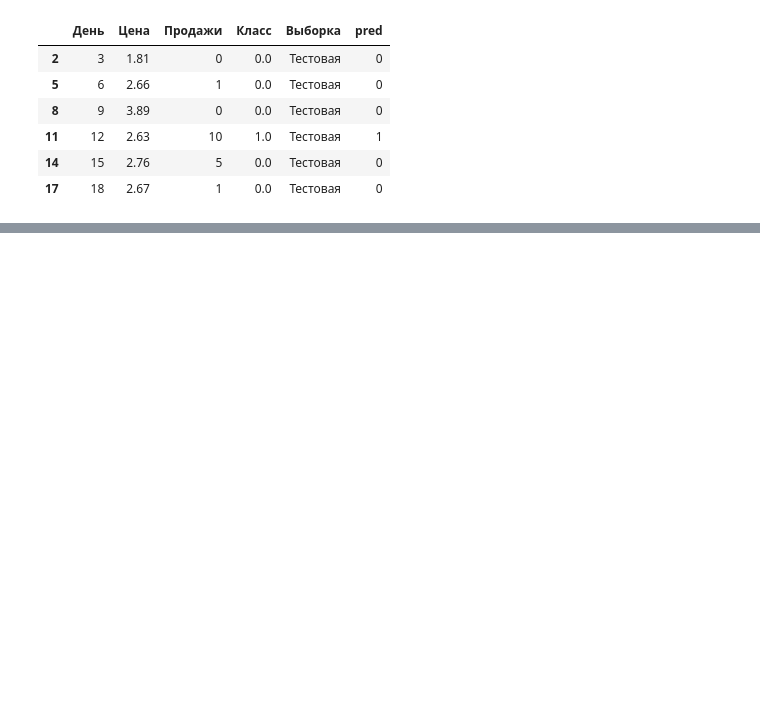
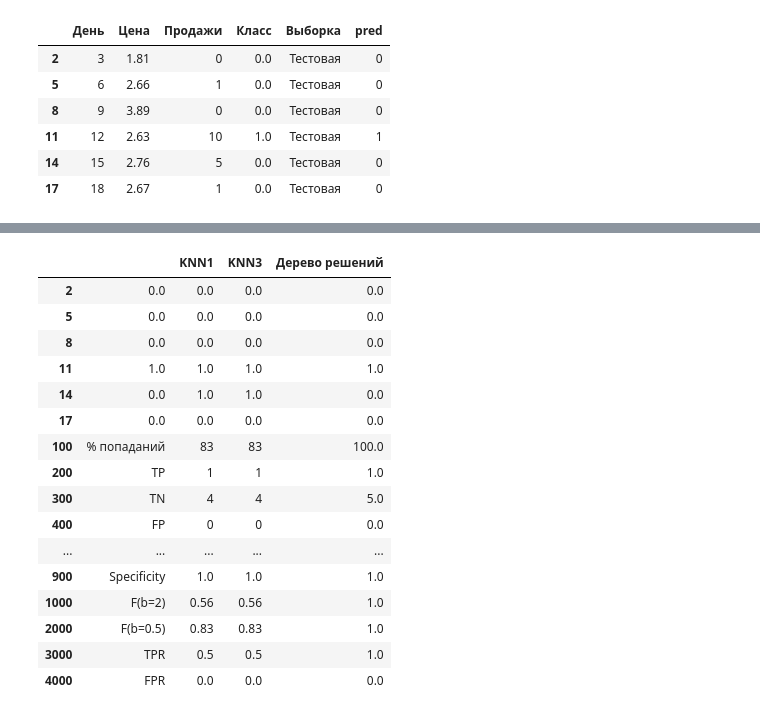
Before and after one commit to BVyaches/MLPerm, a Jupyter notebook: MathAnalysis.ipynb, the cells around one changed output, grey strips where cells are left out. Cells and saved outputs as stored; diff of their text form; code cells hidden in the pictures; blank space fills up the shorter version.

```diff
--- a/MathAnalysis.ipynb
+++ b/MathAnalysis.ipynb
@@ -1728,0 +1784,20 @@ class_df_test
+# %%
+results_df
+# %% [output]
+|  |  | KNN1 | KNN3 | Дерево решений |
+| 2 | 0.0 | 0.0 | 0.0 | 0.0 |
+| 5 | 0.0 | 0.0 | 0.0 | 0.0 |
+| 8 | 0.0 | 0.0 | 0.0 | 0.0 |
+| 11 | 1.0 | 1.0 | 1.0 | 1.0 |
+| 14 | 0.0 | 1.0 | 1.0 | 0.0 |
+| 17 | 0.0 | 0.0 | 0.0 | 0.0 |
+| 100 | % попаданий | 83 | 83 | 100.0 |
+| 200 | TP | 1 | 1 | 1.0 |
+| 300 | TN | 4 | 4 | 5.0 |
+| 400 | FP | 0 | 0 | 0.0 |
+| ... | ... | ... | ... | ... |
+| 900 | Specificity | 1.0 | 1.0 | 1.0 |
+| 1000 | F(b=2) | 0.56 | 0.56 | 1.0 |
+| 2000 | F(b=0.5) | 0.83 | 0.83 | 1.0 |
+| 3000 | TPR | 0.5 | 0.5 | 1.0 |
+| 4000 | FPR | 0.0 | 0.0 | 0.0 |
```
Also changed, not shown: parts of 12 cells of this notebook.
